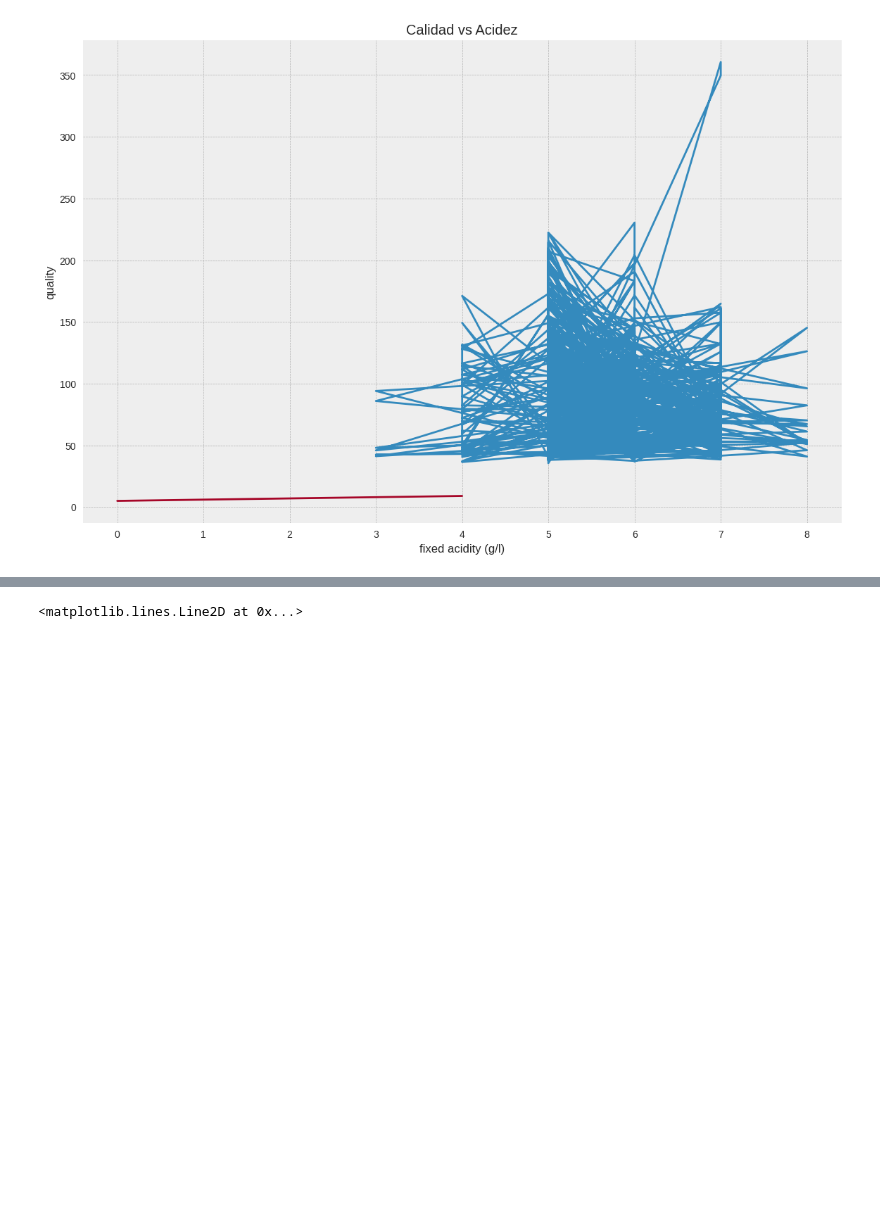
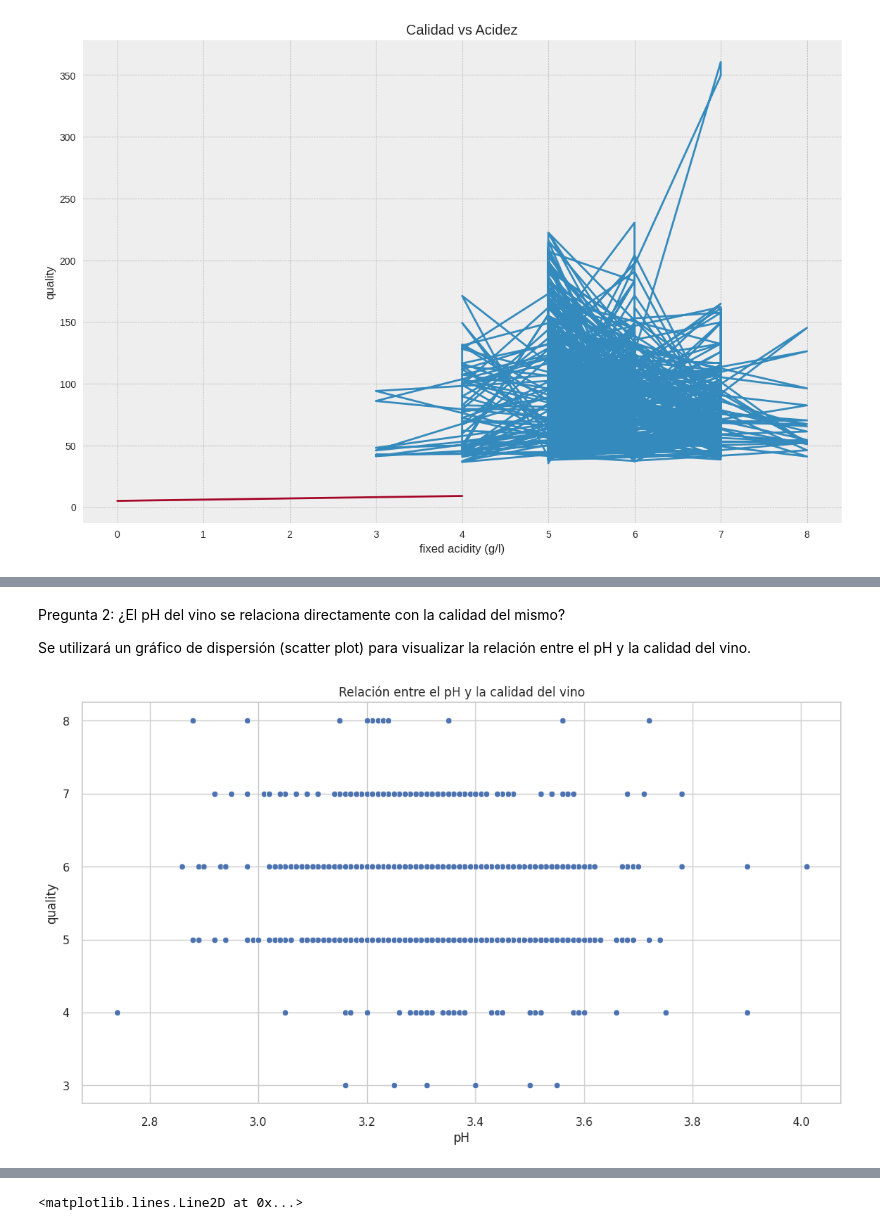
Before and after one commit to Carocschall/CoderHouse, a Jupyter notebook: TF.ipynb, the cells around one changed output, grey strips where cells are left out. Drawn from its saved outputs; the diff is of its cells as text; code cells hidden in the pictures; blank space fills up the shorter version.

```diff
--- a/TF.ipynb
+++ b/TF.ipynb
@@ -639,0 +670,11 @@ ax.plot([0,4],[5,9])
+# %% [markdown]
+Pregunta 2: ¿El pH del vino se relaciona directamente con la calidad del mismo?
+
+Se utilizará un gráfico de dispersión (scatter plot) para visualizar la relación entre el pH y la calidad del vino.
+# %%
+plt.figure(figsize=(12, 6))
+sns.scatterplot(x='pH', y='quality', data=df_archivo)
+plt.title('Relación entre el pH y la calidad del vino')
+plt.show()
+# %% [output]
+[figure, added]
```
Also changed, not shown: parts of 8 cells of this notebook.
